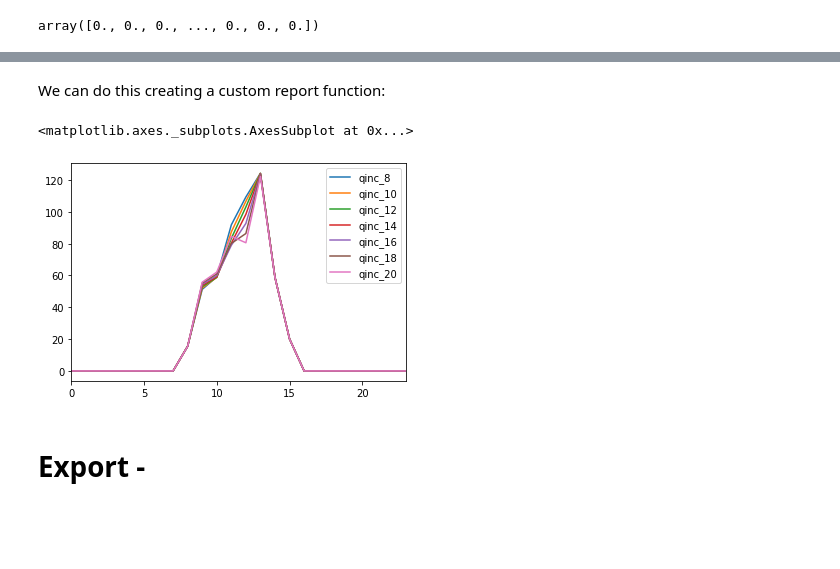
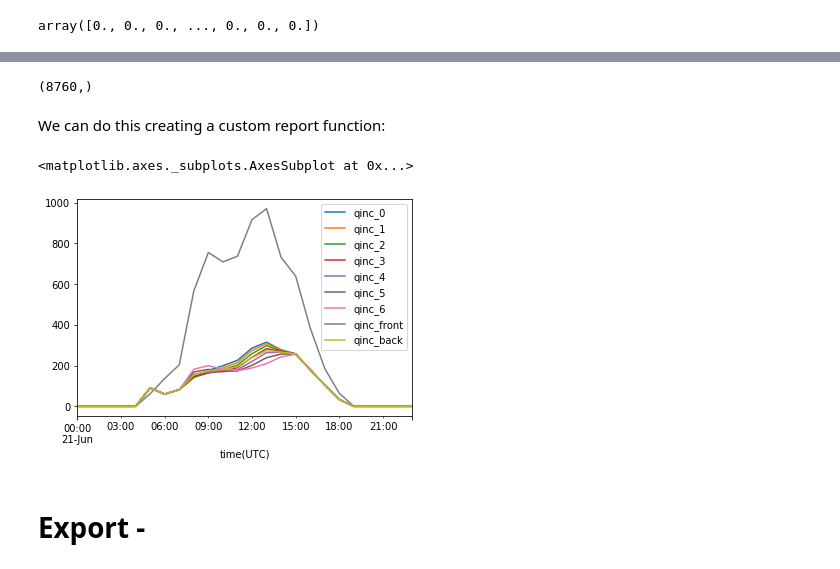
Before and after one commit to francisco-ar/pvtools, a Jupyter notebook: nbs/07_modelling.mypvfactors.ipynb, the cells around one changed output, grey strips where cells are left out. Saved outputs shown, nothing was run; the diff lists cells and outputs as text; code cells hidden in the pictures; blank space fills up the shorter version.

```diff
--- a/nbs/07_modelling.mypvfactors.ipynb
+++ b/nbs/07_modelling.mypvfactors.ipynb
@@ -485,13 +488,22 @@ seg.all_ts_surfaces
+# %%
+seg.length.shape
+# %% [output]
+(8760,)
 # %% [markdown]
 We can do this creating a custom report function:
 # %%
 #export
-def individual_report(pvarray:OrderedPVArray, row:int=0):
+def individual_report(pvarray:OrderedPVArray, row:int=0, index:pd.Index=None)->DataFrame:
+    "Recover individual backface measures"
     back_surface_list = pvarray.ts_pvrows[row].back.list_segments
-    return pd.DataFrame({f'qinc_{s.all_ts_surfaces[0].index}':s.get_param_weighted('qinc') for s in back_surface_list})
+    index = ifnone(index, range(back_surface_list[0].length.shape[0]))
+    irr_dict = {f'qinc_{idx}':s.get_param_weighted('qinc') for idx, s in enumerate(back_surface_list)}
+    irr_dict.update({'qinc_front': pvarray.ts_pvrows[row].front.get_param_weighted('qinc'),
+                    'qinc_back': pvarray.ts_pvrows[row].back.get_param_weighted('qinc')})
+    return pd.DataFrame(irr_dict, index=index)
 # %%
-results_individual = individual_report(pvarray)
-results_individual[0:24].plot()
+results_individual = individual_report(pvarray, index=data.index)
+results_individual['21 June 2019'].plot()
 # %% [output]
 <matplotlib.axes._subplots.AxesSubplot at 0x...>
-[figure, old version]
+[figure, new version]
```
Also changed, not shown: parts of 7 cells of this notebook, 7 other files.
